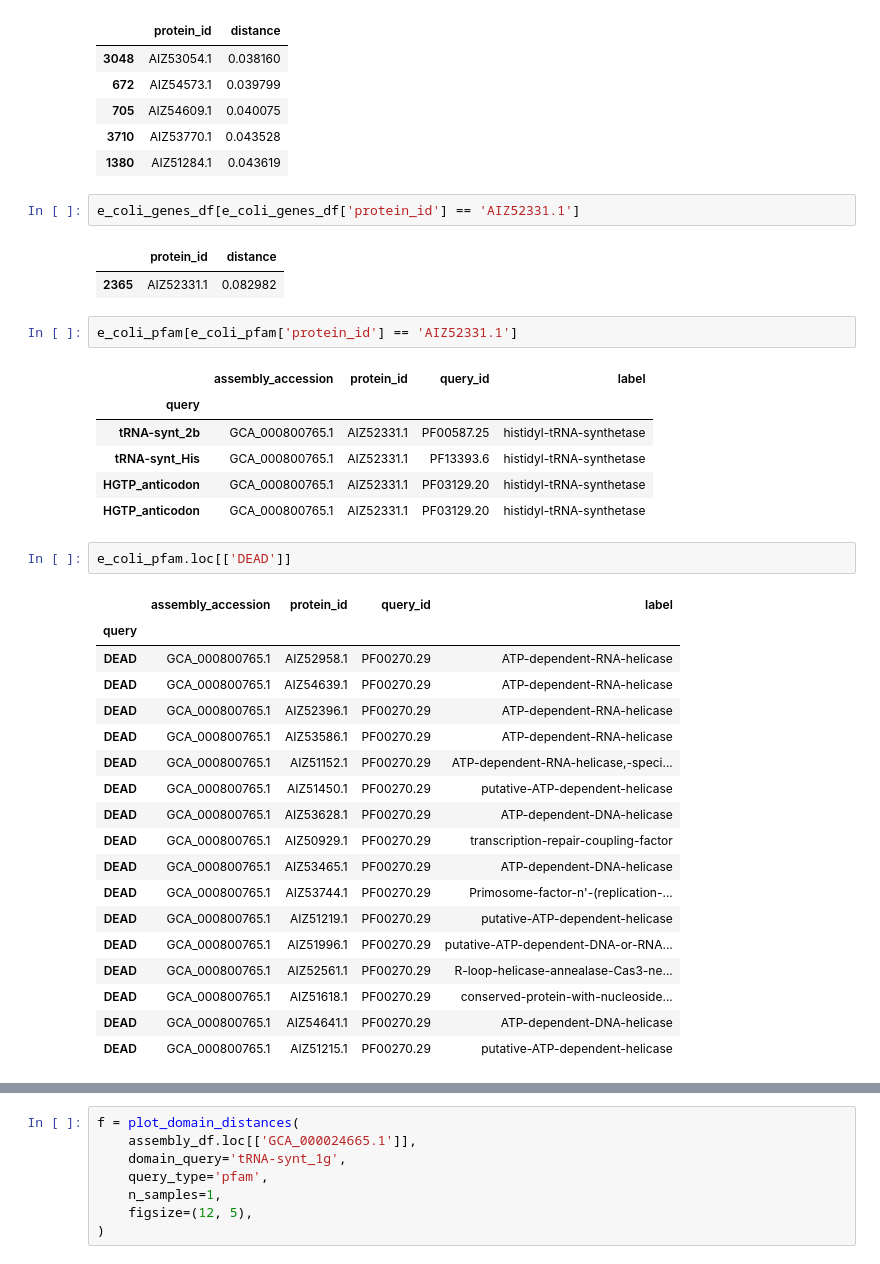
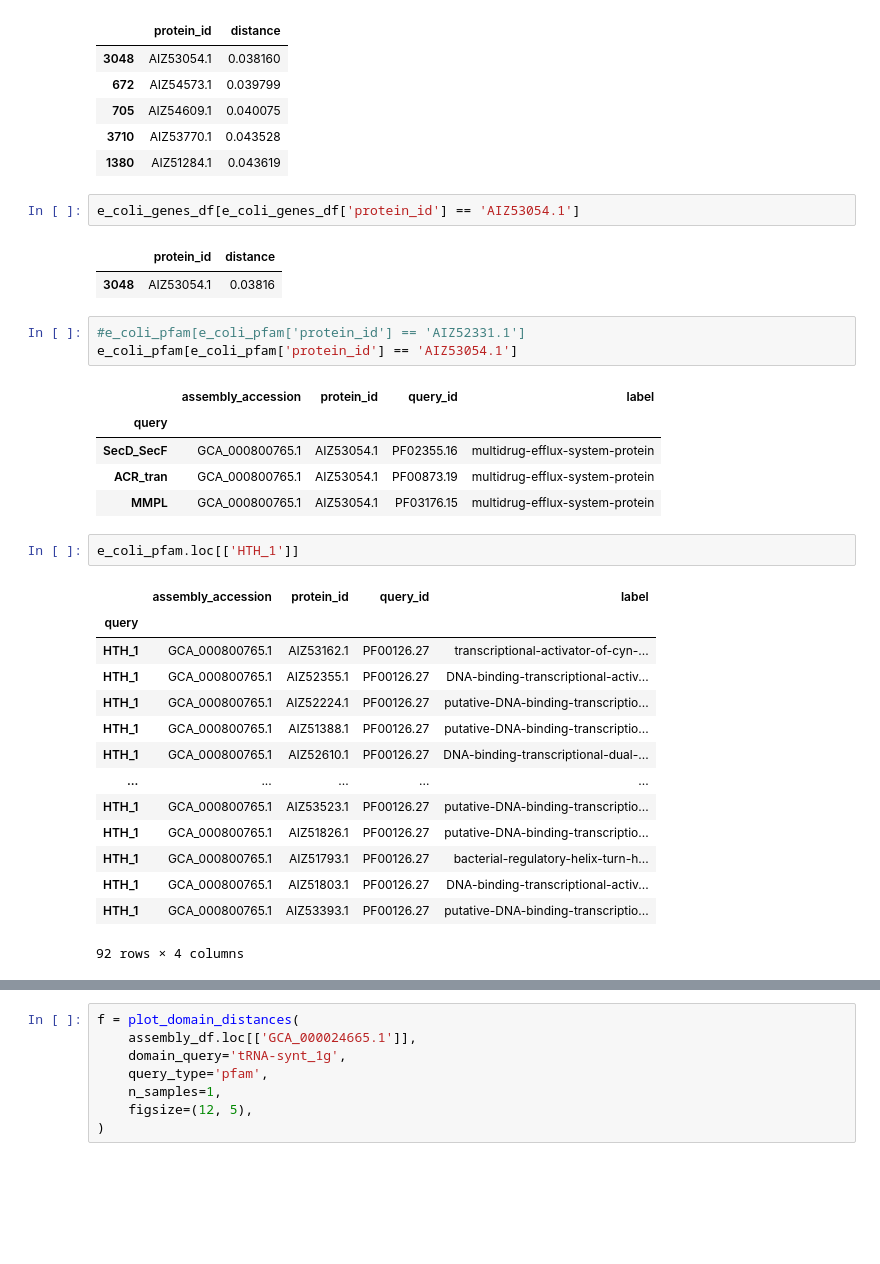
Before and after one commit to srom/nbias, a Jupyter notebook: notebook/Protein domain results.ipynb, the cells around one changed output, grey strips where cells are left out. Saved outputs shown, nothing was run; the diff lists cells and outputs as text; blank space fills up the shorter version.

```diff
--- a/notebook/Protein domain results.ipynb
+++ b/notebook/Protein domain results.ipynb
@@ -303,37 +306,33 @@ e_coli_genes_df.sort_values('distance').head()
 | 3710 | AIZ53770.1 | 0.043528 |
 | 1380 | AIZ51284.1 | 0.043619 |
 # %%
-e_coli_genes_df[e_coli_genes_df['protein_id'] == 'AIZ52331.1']
+e_coli_genes_df[e_coli_genes_df['protein_id'] == 'AIZ53054.1']
 # %% [output]
 |  | protein_id | distance |
-| 2365 | AIZ52331.1 | 0.082982 |
+| 3048 | AIZ53054.1 | 0.03816 |
 # %%
-e_coli_pfam[e_coli_pfam['protein_id'] == 'AIZ52331.1']
+#e_coli_pfam[e_coli_pfam['protein_id'] == 'AIZ52331.1']
+e_coli_pfam[e_coli_pfam['protein_id'] == 'AIZ53054.1']
 # %% [output]
 |  | assembly_accession | protein_id | query_id | label |
 | query |  |  |  |  |
-| tRNA-synt_2b | GCA_000800765.1 | AIZ52331.1 | PF00587.25 | histidyl-tRNA-synthetase |
-| tRNA-synt_His | GCA_000800765.1 | AIZ52331.1 | PF13393.6 | histidyl-tRNA-synthetase |
-| HGTP_anticodon | GCA_000800765.1 | AIZ52331.1 | PF03129.20 | histidyl-tRNA-synthetase |
-| HGTP_anticodon | GCA_000800765.1 | AIZ52331.1 | PF03129.20 | histidyl-tRNA-synthetase |
+| SecD_SecF | GCA_000800765.1 | AIZ53054.1 | PF02355.16 | multidrug-efflux-system-protein |
+| ACR_tran | GCA_000800765.1 | AIZ53054.1 | PF00873.19 | multidrug-efflux-system-protein |
+| MMPL | GCA_000800765.1 | AIZ53054.1 | PF03176.15 | multidrug-efflux-system-protein |
 # %%
-e_coli_pfam.loc[['DEAD']]
+e_coli_pfam.loc[['HTH_1']]
 # %% [output]
 |  | assembly_accession | protein_id | query_id | label |
 | query |  |  |  |  |
-| DEAD | GCA_000800765.1 | AIZ52958.1 | PF00270.29 | ATP-dependent-RNA-helicase |
-| DEAD | GCA_000800765.1 | AIZ54639.1 | PF00270.29 | ATP-dependent-RNA-helicase |
-| DEAD | GCA_000800765.1 | AIZ52396.1 | PF00270.29 | ATP-dependent-RNA-helicase |
-| DEAD | GCA_000800765.1 | AIZ53586.1 | PF00270.29 | ATP-dependent-RNA-helicase |
-| DEAD | GCA_000800765.1 | AIZ51152.1 | PF00270.29 | ATP-dependent-RNA-helicase,-speci... |
-| DEAD | GCA_000800765.1 | AIZ51450.1 | PF00270.29 | putative-ATP-dependent-helicase |
-| DEAD | GCA_000800765.1 | AIZ53628.1 | PF00270.29 | ATP-dependent-DNA-helicase |
-| DEAD | GCA_000800765.1 | AIZ50929.1 | PF00270.29 | transcription-repair-coupling-factor |
-| DEAD | GCA_000800765.1 | AIZ53465.1 | PF00270.29 | ATP-dependent-DNA-helicase |
-| DEAD | GCA_000800765.1 | AIZ53744.1 | PF00270.29 | Primosome-factor-n'-(replication-... |
-| DEAD | GCA_000800765.1 | AIZ51219.1 | PF00270.29 | putative-ATP-dependent-helicase |
-| DEAD | GCA_000800765.1 | AIZ51996.1 | PF00270.29 | putative-ATP-dependent-DNA-or-RNA... |
-| DEAD | GCA_000800765.1 | AIZ52561.1 | PF00270.29 | R-loop-helicase-annealase-Cas3-ne... |
-| DEAD | GCA_000800765.1 | AIZ51618.1 | PF00270.29 | conserved-protein-with-nucleoside... |
-| DEAD | GCA_000800765.1 | AIZ54641.1 | PF00270.29 | ATP-dependent-DNA-helicase |
-| DEAD | GCA_000800765.1 | AIZ51215.1 | PF00270.29 | putative-ATP-dependent-helicase |
+| HTH_1 | GCA_000800765.1 | AIZ53162.1 | PF00126.27 | transcriptional-activator-of-cyn-... |
+| HTH_1 | GCA_000800765.1 | AIZ52355.1 | PF00126.27 | DNA-binding-transcriptional-activ... |
+| HTH_1 | GCA_000800765.1 | AIZ52224.1 | PF00126.27 | putative-DNA-binding-transcriptio... |
+| HTH_1 | GCA_000800765.1 | AIZ51388.1 | PF00126.27 | putative-DNA-binding-transcriptio... |
+| HTH_1 | GCA_000800765.1 | AIZ52610.1 | PF00126.27 | DNA-binding-transcriptional-dual-... |
+| ... | ... | ... | ... | ... |
+| HTH_1 | GCA_000800765.1 | AIZ53523.1 | PF00126.27 | putative-DNA-binding-transcriptio... |
+| HTH_1 | GCA_000800765.1 | AIZ51826.1 | PF00126.27 | putative-DNA-binding-transcriptio... |
+| HTH_1 | GCA_000800765.1 | AIZ51793.1 | PF00126.27 | bacterial-regulatory-helix-turn-h... |
+| HTH_1 | GCA_000800765.1 | AIZ51803.1 | PF00126.27 | DNA-binding-transcriptional-activ... |
+| HTH_1 | GCA_000800765.1 | AIZ53393.1 | PF00126.27 | putative-DNA-binding-transcriptio... |
+92 rows × 4 columns
```
Also changed, not shown: parts of 10 cells of this notebook, 3 other files.
